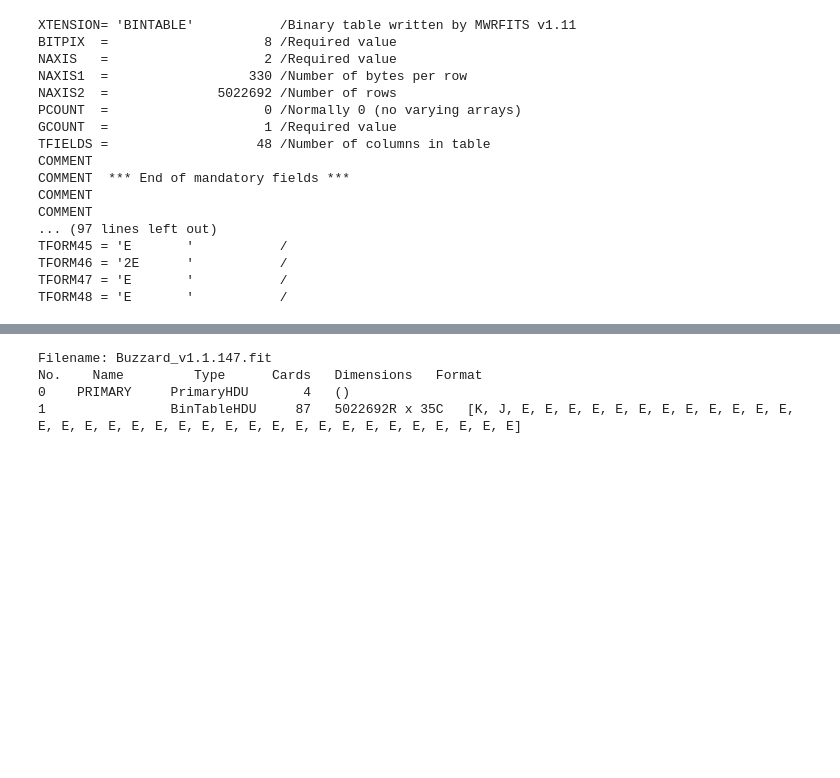
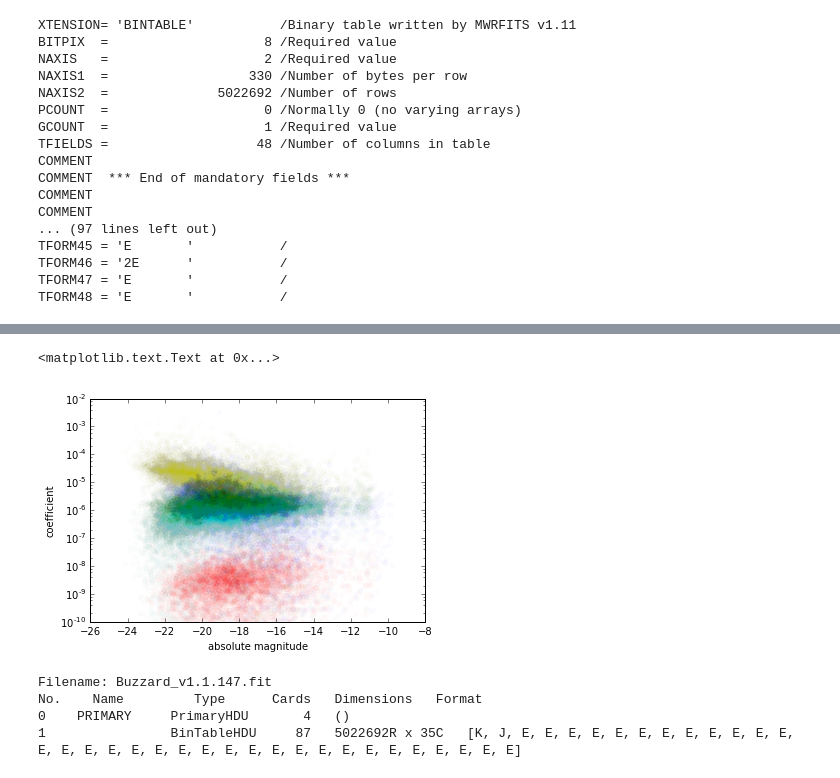
Before and after one commit to aimalz/pretzal, a Jupyter notebook: data-exploration.ipynb, the cells around one changed output, grey strips where cells are left out. Drawn from its saved outputs; the diff is of its cells as text; code cells hidden in the pictures; blank space fills up the shorter version.

```diff
--- a/data-exploration.ipynb
+++ b/data-exploration.ipynb
@@ -59,3 +58,15 @@ ColDefs(
+# %%
+colors = 'brgycm'
+for b in xrange(5):
+    plt.scatter(tru_data['AMAG'][indices][:,b],tru_data['COEFFS'][indices][:,b],color=colors[b],alpha=0.01)
+plt.semilogy()
+plt.ylim(1e-10,1e-2)
+plt.xlabel('absolute magnitude')
+plt.ylabel('coefficient')
+#print(np.shape(tru_data['COEFFS'][indices][:,0]),np.shape(tru_data['AMAG'][indices][:,0]))
+# %% [output]
+<matplotlib.text.Text at 0x...>
+[figure, added]
 # %%
 obs_hdulist = pyfits.open('Buzzard_v1.1.147.fit')
 # %%
```
Also changed, not shown: parts of 7 cells of this notebook.
